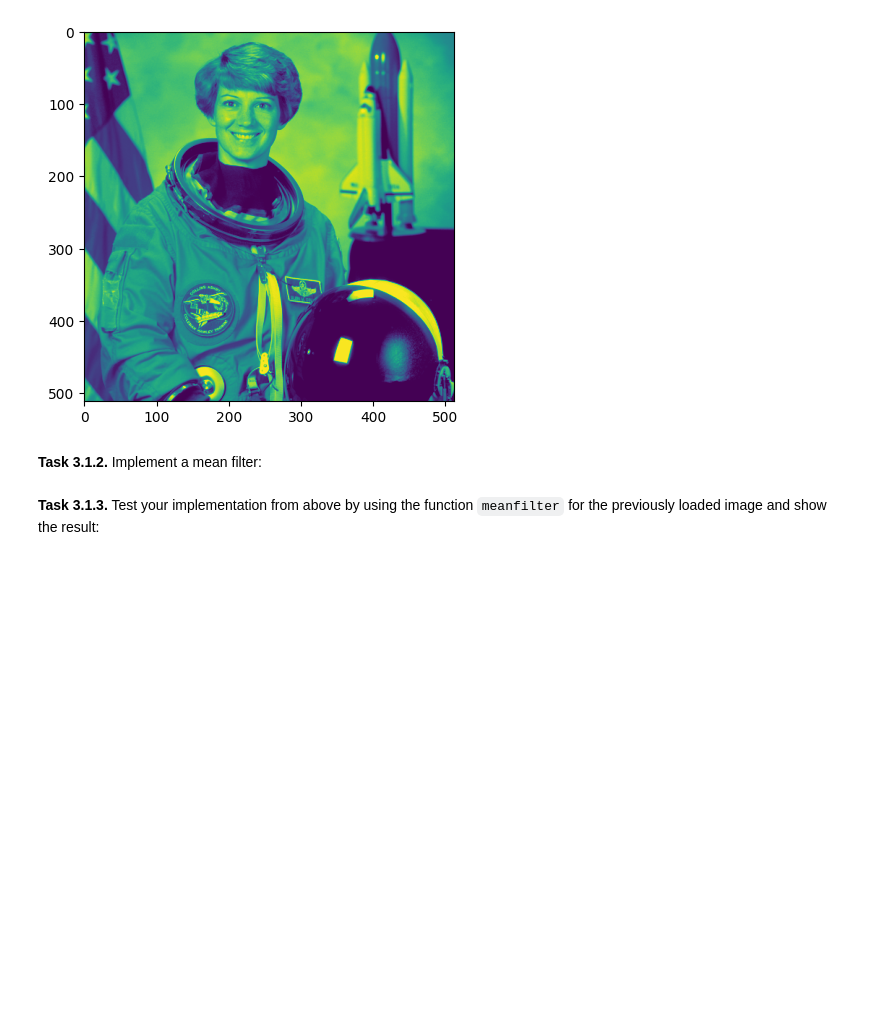
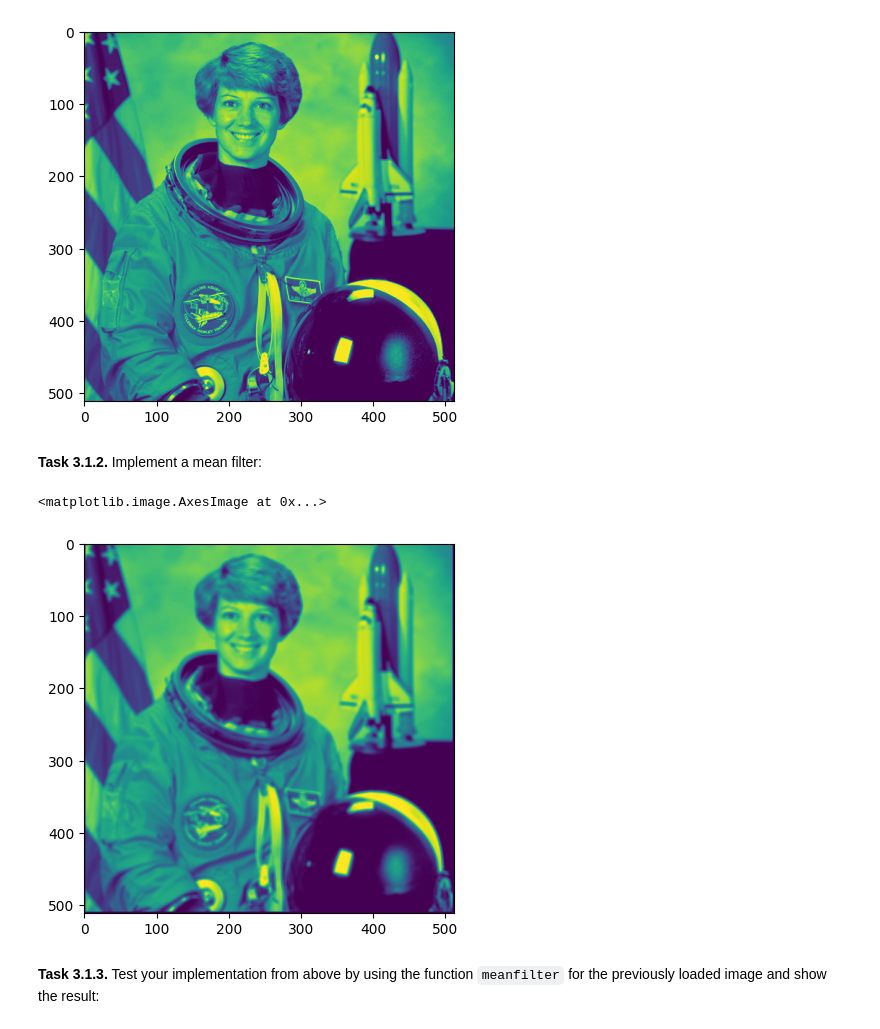
Before and after one commit to fb337/mobi-fs3-python, a Jupyter notebook: task3.ipynb, the cells around one changed output. Drawn from its saved outputs; the diff is of its cells as text; code cells hidden in the pictures; blank space fills up the shorter version.

```diff
--- a/task3.ipynb
+++ b/task3.ipynb
@@ -21,13 +21,28 @@ plt.show()
 # %%
 img_in = mpimg.imread('data/astronaut.png')
 def meanfilter(img_in, size):
-    result = numpy.zeros(img_in.shape)
+    result = np.zeros(img_in.shape)
     n = (size - 1) // 2
-    for p in numpy.ndindex(img_in.shape):
+    for p in np.ndindex(img_in.shape):
         neighborhood_sum = 0
-        ...
+        Anzahl = 0
+        if p[0] >= n and p[1] >= n and p[0] < img_in.shape[0] - n and p[1] < img_in.shape[1] -n:
+
+            for q in np.ndindex(size, size):
+                i = (p[0] + q[0]) - n
+                j = (p[1] + q[1]) - n
+                neighborhood_sum += img_in[i,j]
+                Anzahl +=1
+            result[p] = neighborhood_sum / Anzahl
 
     return result
+
+img_2 = img.copy()
+image_mean = meanfilter(img_2, size = 5)
+plt.imshow(image_mean)
+# %% [output]
+<matplotlib.image.AxesImage at 0x...>
+[figure, added]
 # %% [markdown]
 **<a id="#">Task 3.1.3.</a>** Test your implementation from above by using the function `meanfilter` for the previously loaded image and show the result:
 # %%
```
Also changed, not shown: parts of 1 cell of this notebook.
